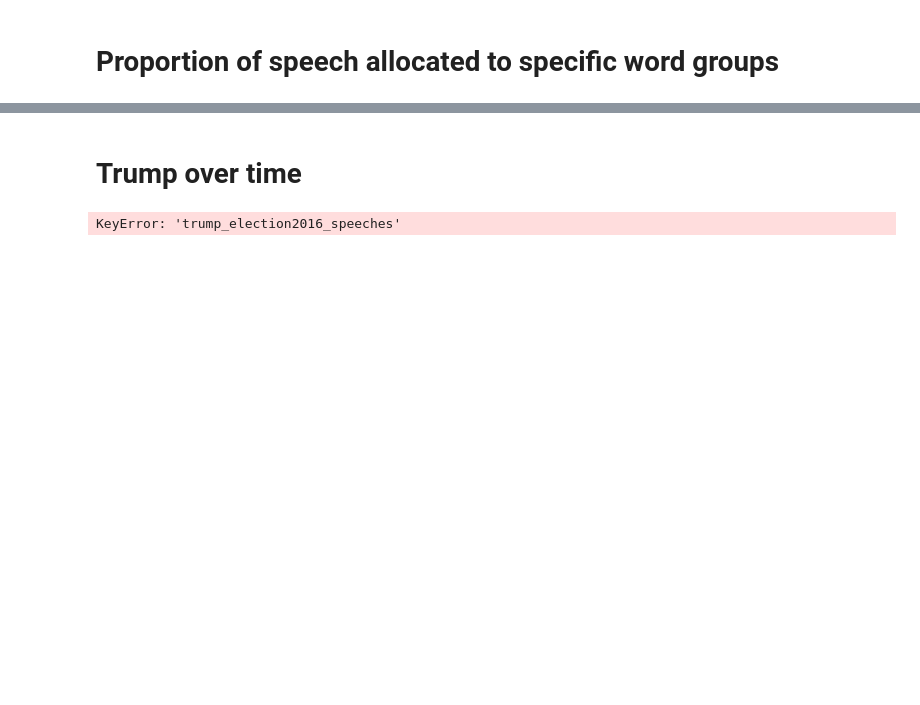
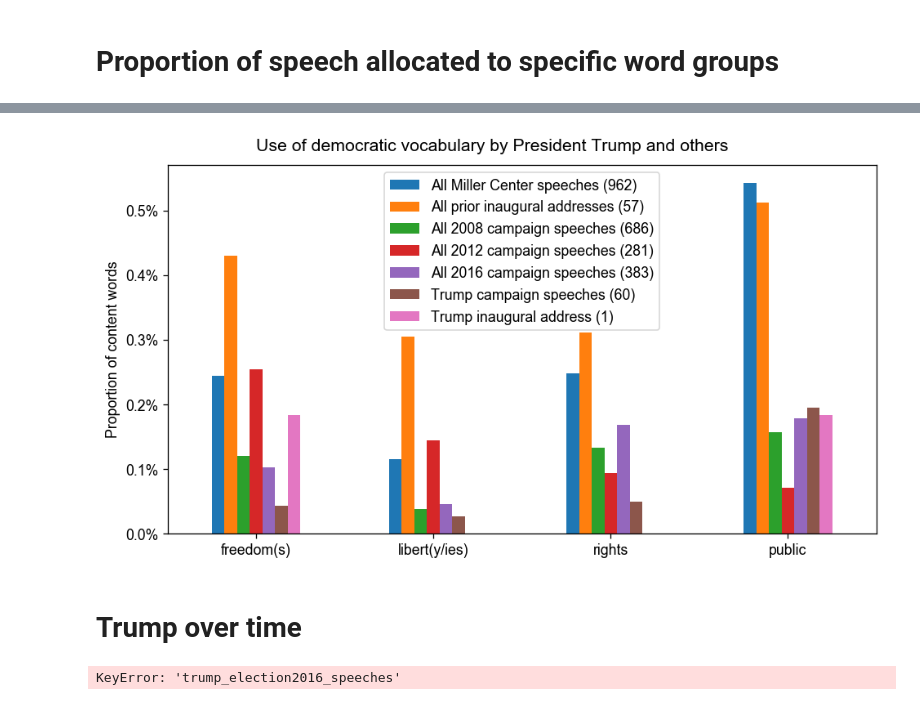
Before and after one commit to chbrown/presidents, a Jupyter notebook: notebooks/Words-with-Trump.ipynb, the cells around one changed output, grey strips where cells are left out. Cells and saved outputs as stored; diff of their text form; code cells hidden in the pictures; blank space fills up the shorter version.

Commit message:
Checkpoint 'Words with Trump' notebook with current API (up through 1st couple sections)

```diff
--- a/notebooks/Words-with-Trump.ipynb
+++ b/notebooks/Words-with-Trump.ipynb
@@ -383,0 +201,27 @@ plt.tight_layout()
+# %%
+focus_group_names = [
+    'millercenter',
+    'inaugurals_pretrump',
+    'election2008_speeches',
+    'election2012_speeches',
+    'election2016_speeches',
+    'election2016_speeches_trump',
+    'inaugurals_trump',
+#     'transition2017_trump',
+#     'transition2017_obama',
+#     'president_trump',
+]
+focus_groups = [(group_name, groups_lookup[group_name]) for group_name in focus_group_names]
+
+#'america(n(s))', 'job(s)',
+focus_synset_names = [
+    'freedom(s)',
+#     'peace(ful)',
+#     'justice',
+    'libert(y/ies)',
+    'rights',
+    'public',
+#     'freedom(s)+libert(y/ies)+rights+public',
+#     'freedom+liberty+rights+public',
+]
+focus_synsets = [(synset_name, synsets_lookup[synset_name]) for synset_name in focus_synset_names]
@@ -383,0 +237,3 @@ plt.tight_layout()
+# %%
+df = create_group_x_synset_df(focus_groups, focus_synsets)
+df
@@ -383,0 +256,17 @@ plt.tight_layout()
+# %%
+group_descriptions = {group.name: group.description for group in groups}
+ax = df.rename(columns=group_descriptions).plot(figsize=(8.5, 4.5), kind='bar')
+ax.xaxis.label.set_visible(False)
+ax.yaxis.set_major_formatter(ticker.FuncFormatter(lambda y, _: '{:.01%}'.format(y)))
+legend = ax.legend()
+legend.set_title(None)
+# plt.legend(loc="upper left", bbox_to_anchor=(1,1))
+plt.legend(loc='best')
+plt.xticks(rotation=0)
+plt.ylabel('Proportion of content words')
+plt.suptitle('Use of democratic vocabulary by President Trump and others', y=1.02)
+# plt.title('(bootstrapping seed terms with top 10 collocations in each group)')
+plt.tight_layout()
+# plt.savefig('democratic_vocabulary_proportions-bootstrapped.pdf')
+# %% [output]
+[figure, added]
```
Also changed, not shown: parts of 73 cells of this notebook.
